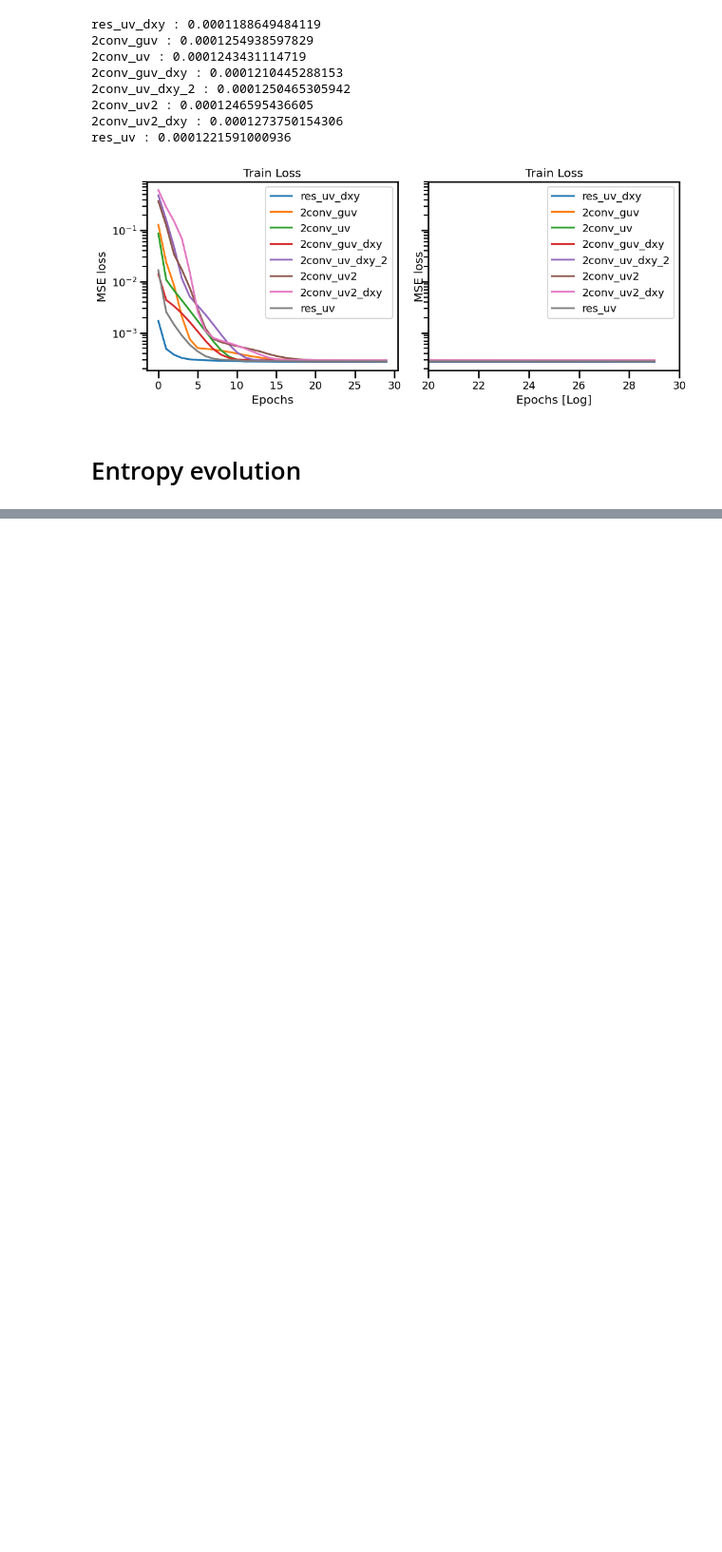
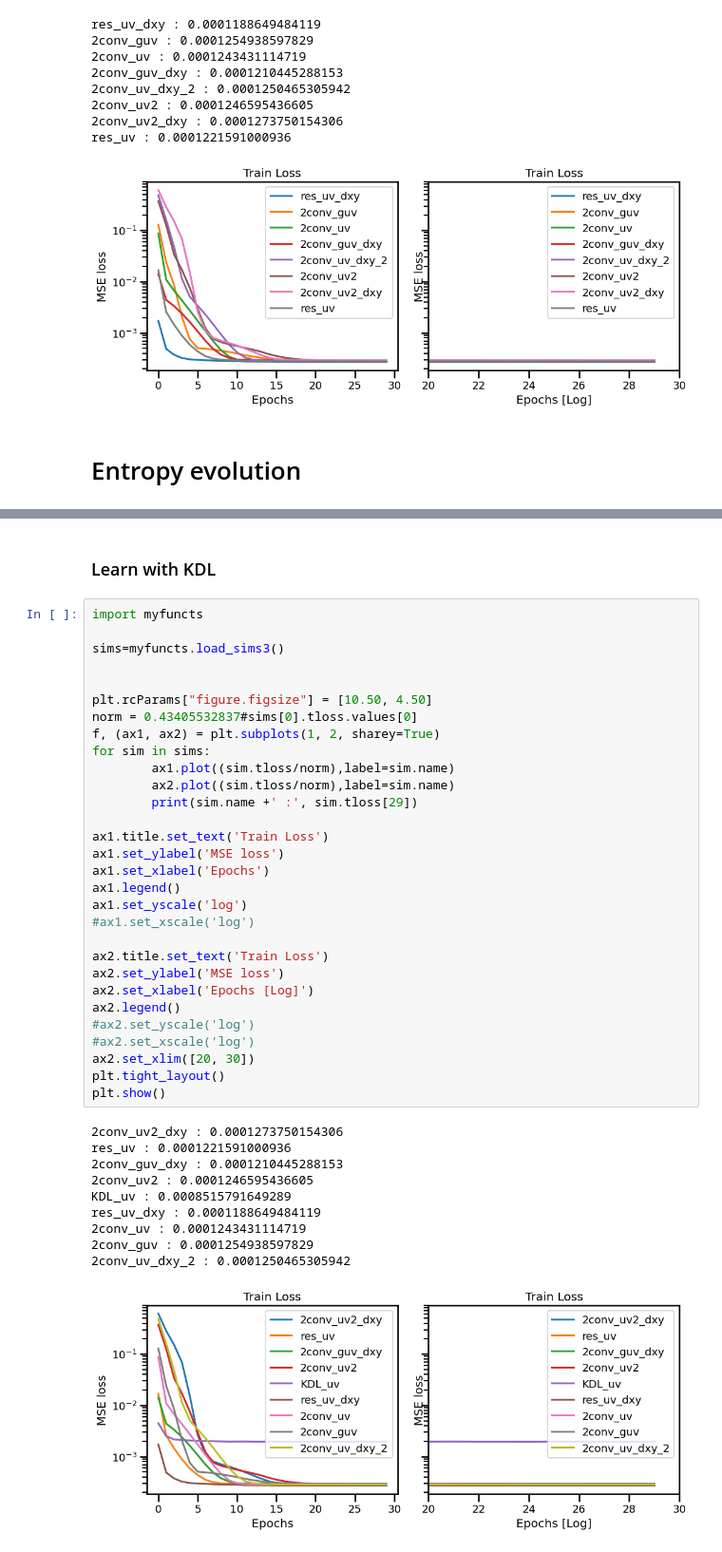
Before and after one commit to aelaouni/mldrop_notebooks, a Jupyter notebook: MLdrop_06jul.ipynb, the cells around one changed output, grey strips where cells are left out. Shown at 95% size. Saved outputs shown, nothing was run; the diff lists cells and outputs as text; blank space fills up the shorter version.

```diff
--- a/MLdrop_06jul.ipynb
+++ b/MLdrop_06jul.ipynb
@@ -460,0 +461,43 @@ plt.show()
+# %% [markdown]
+### Learn with KDL
+# %%
+import myfuncts
+
+sims=myfuncts.load_sims3()
+
+
+plt.rcParams["figure.figsize"] = [10.50, 4.50]
+norm = 0.43405532837#sims[0].tloss.values[0]
+f, (ax1, ax2) = plt.subplots(1, 2, sharey=True)
+for sim in sims:
+        ax1.plot((sim.tloss/norm),label=sim.name)
+        ax2.plot((sim.tloss/norm),label=sim.name)
+        print(sim.name +' :', sim.tloss[29])
+
+ax1.title.set_text('Train Loss')
+ax1.set_ylabel('MSE loss')
+ax1.set_xlabel('Epochs')
+ax1.legend()
+ax1.set_yscale('log')
+#ax1.set_xscale('log')
+
+ax2.title.set_text('Train Loss')
+ax2.set_ylabel('MSE loss')
+ax2.set_xlabel('Epochs [Log]')
+ax2.legend()
+#ax2.set_yscale('log')
+#ax2.set_xscale('log')
+ax2.set_xlim([20, 30])
+plt.tight_layout()
+plt.show()
+# %% [output]
+2conv_uv2_dxy : 0.0001273750154306
+res_uv : 0.0001221591000936
+2conv_guv_dxy : 0.0001210445288153
+2conv_uv2 : 0.0001246595436605
+KDL_uv : 0.0008515791649289
+res_uv_dxy : 0.0001188649484119
+2conv_uv : 0.0001243431114719
+2conv_guv : 0.0001254938597829
+2conv_uv_dxy_2 : 0.0001250465305942
+[figure, added]
```
Also changed, not shown: parts of 3 cells of this notebook.
